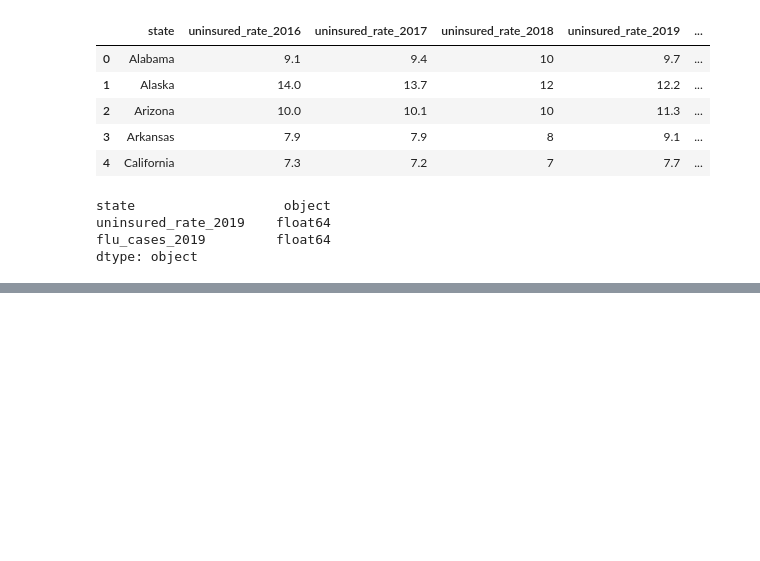
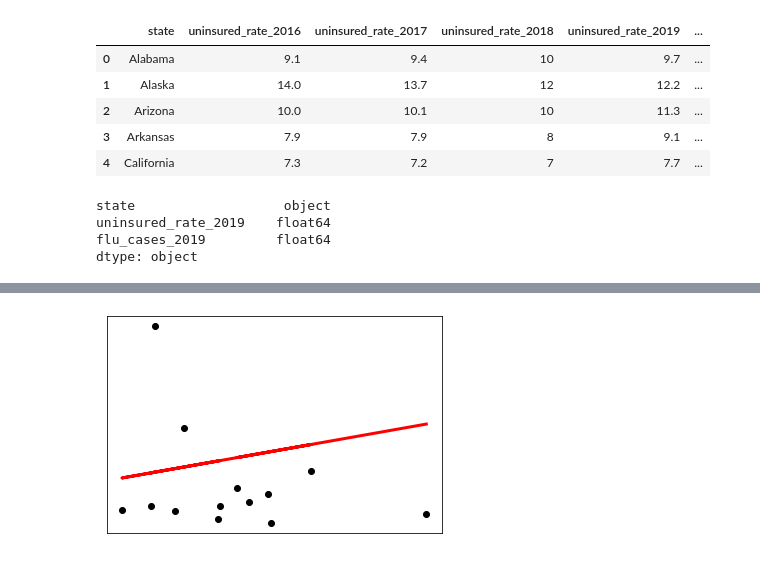
Before and after one commit to lindsera1/GoingViral, a Jupyter notebook: flu_uni_LR.ipynb, the cells around one changed output, grey strips where cells are left out. Saved outputs shown, nothing was run; the diff lists cells and outputs as text; code cells hidden in the pictures; blank space fills up the shorter version.

Commit message:
simple linear regression notebook added

```diff
--- a/flu_uni_LR.ipynb
+++ b/flu_uni_LR.ipynb
@@ -93,13 +94,32 @@ y_2016 = uni_flu_2016_df.flu_cases_2016
 y_2017 = uni_flu_2017_df.flu_cases_2017
 y_2018 = uni_flu_2018_df.flu_cases_2018
 y_2019 = uni_flu_2019_df.flu_cases_2019
+# %%
+# Split data io test and train
+X_2016_train, X_2016_test, y_2016_train, y_2016_test = train_test_split(
+ X_2016, y_2016, random_state = 42)
+
+X_2017_train, X_2017_test, y_2017_train, y_2017_test = train_test_split(
+ X_2017, y_2017, random_state = 42)
+
+X_2018_train, X_2018_test, y_2018_train, y_2018_test = train_test_split(
+ X_2018, y_2018, random_state = 42)
+
+X_2019_train, X_2019_test, y_2019_train, y_2019_test = train_test_split(
+ X_2019, y_2019, random_state = 42)
 # %%
 # Scale data
 # Initialize scaler
 scaler = StandardScaler()
 
-# fit scaler to data
-X_2016_scaled = scaler.fit_transform(X_2016)
-X_2017_scaled = scaler.fit_transform(X_2017)
-X_2018_scaled = scaler.fit_transform(X_2018)
-X_2019_scaled = scaler.fit_transform(X_2019)
+# fit scaler to training data
+X_2016_train_scaled = scaler.fit_transform(X_2016_train)
+X_2017_train_scaled = scaler.fit_transform(X_2017_train)
+X_2018_train_scaled = scaler.fit_transform(X_2018_train)
+X_2019_train_scaled = scaler.fit_transform(X_2019_train)
+
+# fit scaler to testing data
+X_2016_test_scaled = scaler.fit_transform(X_2016_test)
+X_2017_test_scaled = scaler.fit_transform(X_2017_test)
+X_2018_test_scaled = scaler.fit_transform(X_2018_test)
+X_2019_test_scaled = scaler.fit_transform(X_2019_test)
@@ -126,0 +200,11 @@ lin_reg_2019.score(X_2019_scaled, y_2019)
+# %%
+# Plot the simple linear regression 2016
+plt.scatter(X_2016_test_scaled, y_2016_test, color='black')
+plt.plot(X_2016_test_scaled, y_2016_pred, color='red', linewidth=3)
+
+plt.xticks(())
+plt.yticks(())
+
+plt.show()
+# %% [output]
+[figure, added]
```
Also changed, not shown: parts of 9 cells of this notebook.
